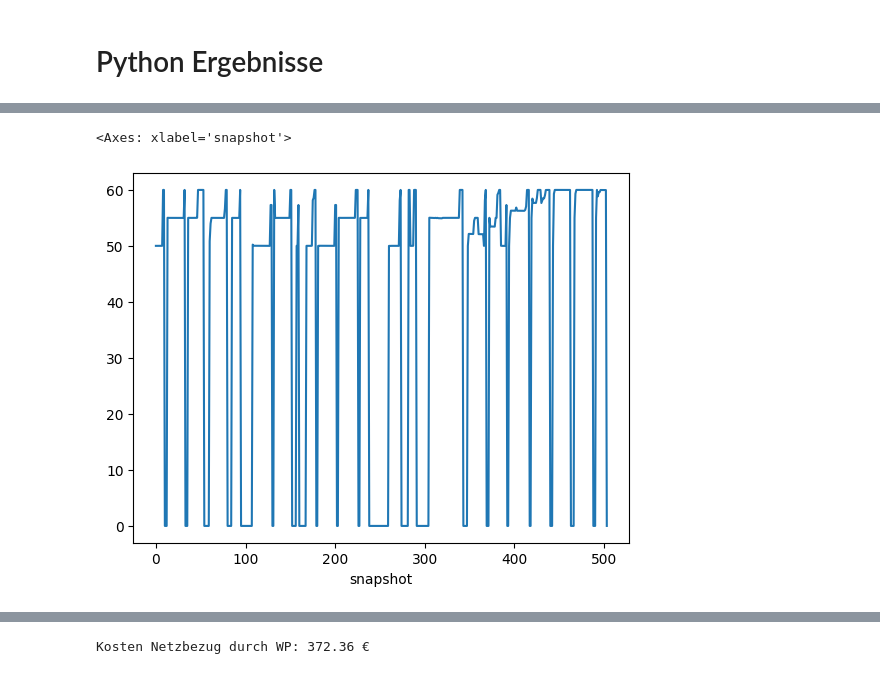
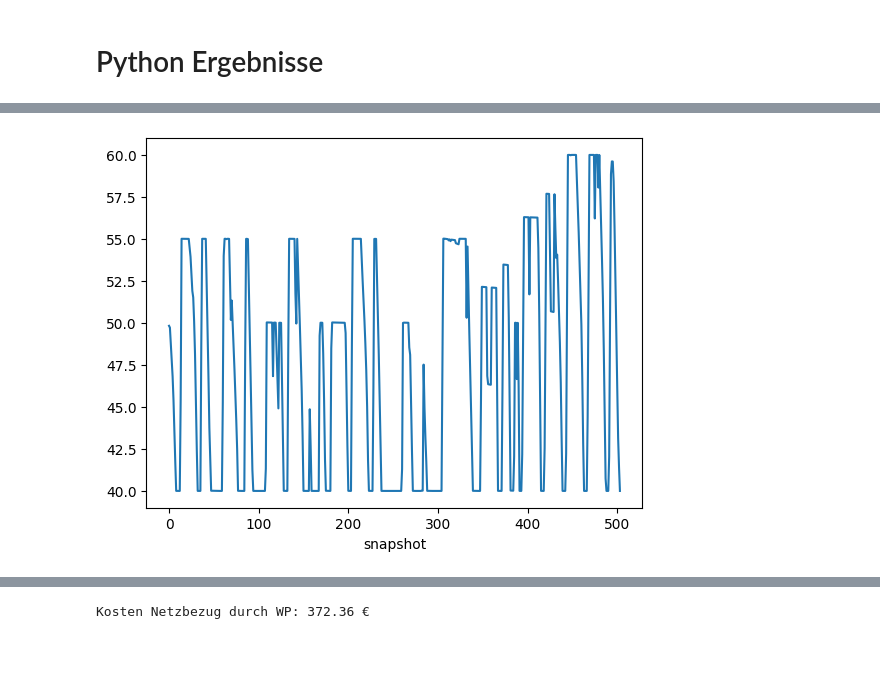
Before and after one commit to choffma8/masterprojektWaermespeicher, a Jupyter notebook: konstanterTemperaturspeicher - 3 Wochen.ipynb, the cells around one changed output, grey strips where cells are left out. Drawn from its saved outputs; the diff is of its cells as text; code cells hidden in the pictures.

```diff
--- a/konstanterTemperaturspeicher - 3 Wochen.ipynb
+++ b/konstanterTemperaturspeicher - 3 Wochen.ipynb
@@ -100,8 +100,8 @@ T_flow.plot(figsize=(19.2, 4.8))
 
 #t_flow_return = T_flow - 10
 #t_flow_return
-t_flow_return = pd.Series([40] * 504)
-t_flow_return
+T_flow_return = pd.Series([40] * 504)
+T_flow_return
 # %% [output]
 0      40
 1      40
@@ -156,7 +156,7 @@ n.add('HeatStore',
       U_wall=0.15,
       V_initial = [V_layer, V_layer, V_layer],  # Volumen in den Schichten m³
       T_layer = [60,55,50],  # Beispieltemperaturen für die Schichten
-      T_return = t_flow_return # Rücklauftemperatur des Heizsystems, °C
+      T_return = T_flow_return # Rücklauftemperatur des Heizsystems, °C
 )
 
 # Hinzufügen einer Wärmepumpe an den Wärmespeicher
@@ -362,7 +348,12 @@ plt.show()
 # %%
-py_hs_T_avg = (n.heat_stores_t.V.iloc[:, 0] * 60 + n.heat_stores_t.V.iloc[:, 1] * 55 + n.heat_stores_t.V.iloc[:, 2] * 50) / (n.heat_stores_t.V.iloc[:, 0] + n.heat_stores_t.V.iloc[:, 1] + n.heat_stores_t.V.iloc[:, 2])
-py_hs_T_avg.fillna(0, inplace=True)
-py_hs_T_avg.plot()
+df = n.heat_stores_t.V.clip(lower=0)
+df.columns = ['60 °C', '55 °C', '50 °C']
+df.insert(3, 'Rücklauf (40 °C)', ((Store_base * Store_height) - df.sum(axis=1)).clip(lower=0))
+
+temperaturen = [60, 55, 50, 40]
+gesamtvolumen = Store_base * Store_height
+
+py_hs_T_avg = (df * temperaturen).sum(axis=1) / gesamtvolumen
+py_hs_T_avg.plot();
 # %% [output]
-<Axes: xlabel='snapshot'>
-[figure, old version]
+[figure, new version]
```
Also changed, not shown: parts of 6 cells of this notebook.
